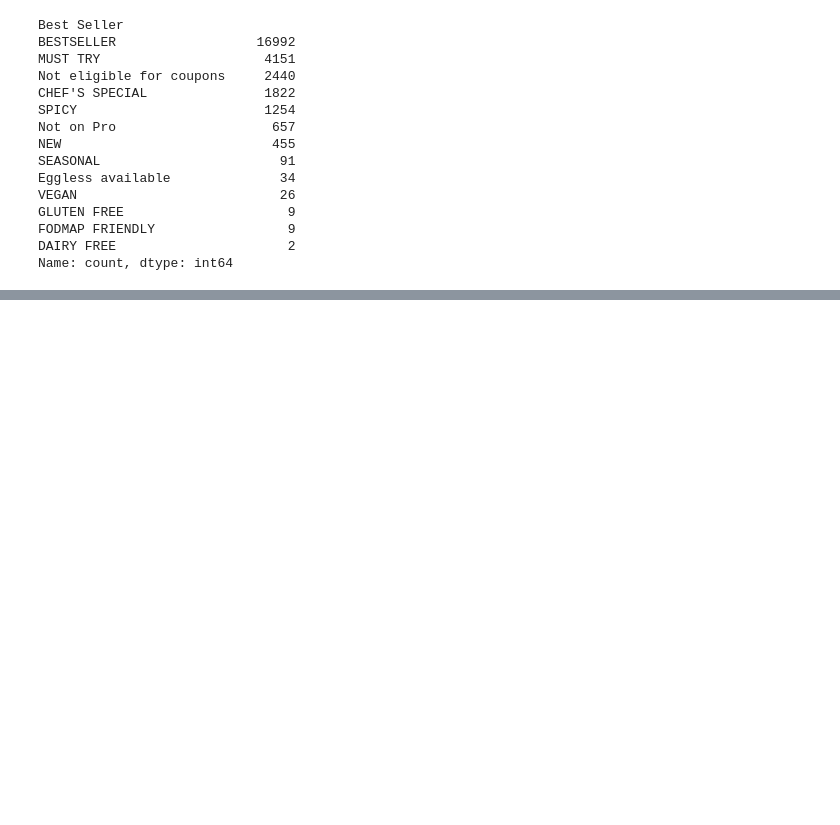
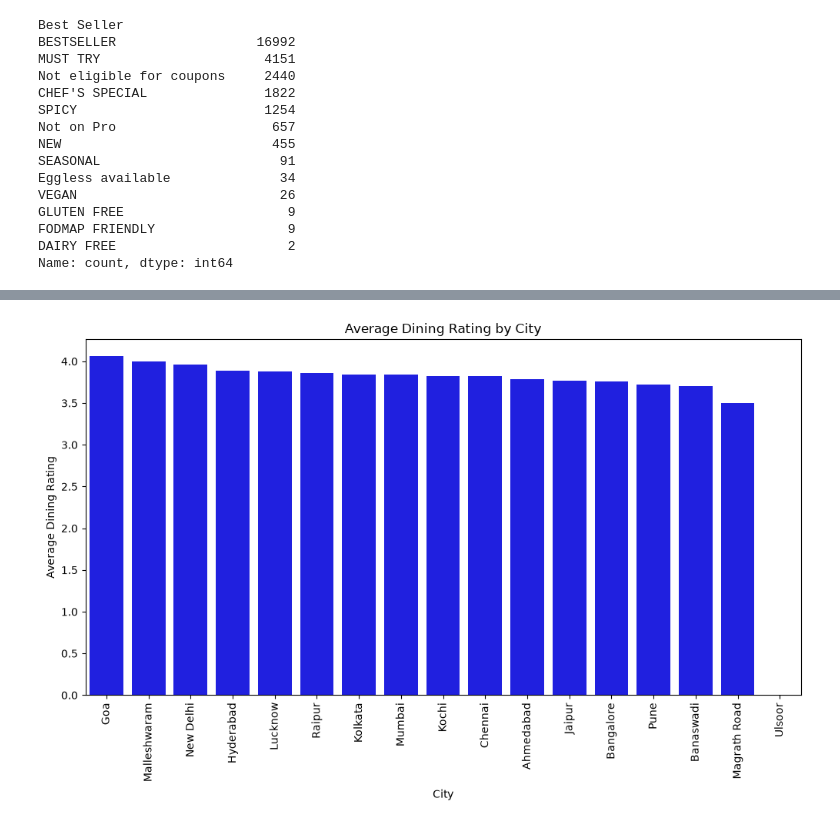
Before and after one commit to Priyanshi-78/Zomato-Data_Analysis, a Jupyter notebook: Day-1_Project.ipynb, the cells around one changed output, grey strips where cells are left out. Saved outputs shown, nothing was run; the diff lists cells and outputs as text; code cells hidden in the pictures; blank space fills up the shorter version.

```diff
--- a/Day-1_Project.ipynb
+++ b/Day-1_Project.ipynb
@@ -359,0 +426,3 @@ plt.close()
+# %%
+avg_rating = df.groupby("City")["Dining Rating"].mean().sort_values(ascending=False)
+print(avg_rating)
@@ -359,0 +449,16 @@ plt.close()
+# %%
+plt.figure(figsize=(12,6))
+sns.barplot(
+x=avg_rating.index,
+y=avg_rating.values,
+color="blue"
+)
+plt.title("Average Dining Rating by City")
+plt.xlabel("City")
+plt.ylabel("Average Dining Rating")
+plt.xticks(rotation=90)
+plt.savefig("Average_Dining_Rating.png")
+plt.show()
+plt.close()
+# %% [output]
+[figure, added]
```
Also changed, not shown: parts of 10 cells of this notebook.
